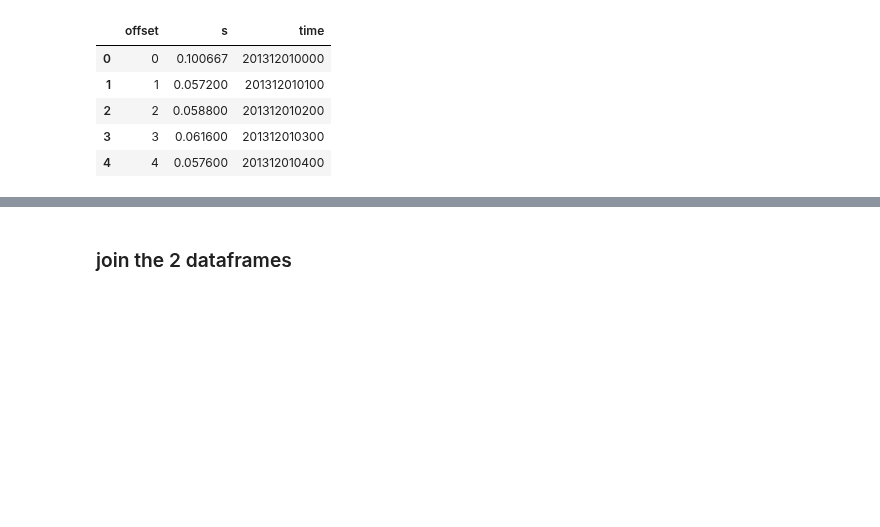
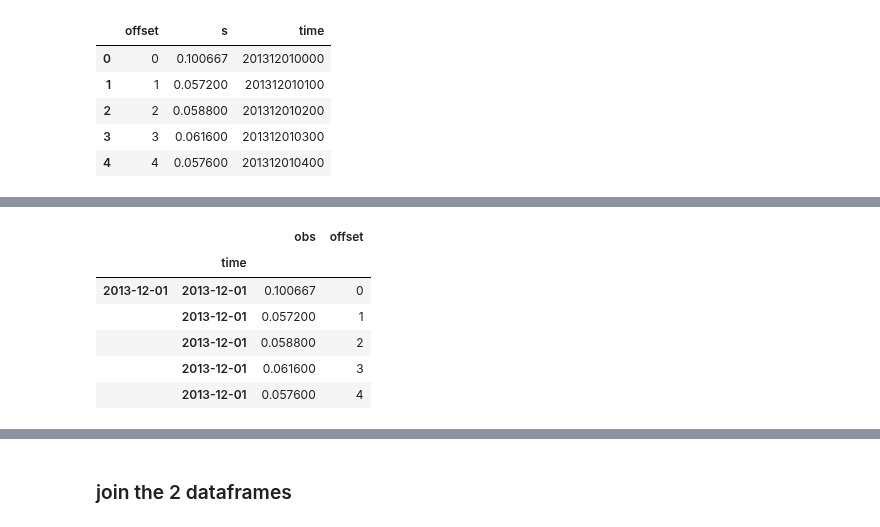
Before and after one commit to brey/pyPoseidon, a Jupyter notebook: Jupyter/Analysis of Obs Point.ipynb, the cells around one changed output, grey strips where cells are left out. Cells and saved outputs as stored; diff of their text form; code cells hidden in the pictures; blank space fills up the shorter version.

```diff
--- a/Jupyter/Analysis of Obs Point.ipynb
+++ b/Jupyter/Analysis of Obs Point.ipynb
@@ -746,0 +672,20 @@ obsf=pd.concat([obs_ex,obs12_ex]).sort_index(level=0)
+# %%
+obsd=[]
+for d in indx[:-6]:
+    sobs=obs.loc[d.to_pydatetime().strftime('%Y%m%d%H%M'):(d+datetime.timedelta(hours=72)).to_pydatetime().strftime('%Y%m%d%H%M')]['s']
+    dic={'time':d, 'obs':sobs, 'offset':np.arange(73)}
+    do=pd.DataFrame.from_dict(dic)
+    do=do.set_index('time')
+    obsd.append(do)
+# %%
+obsf=pd.concat(obsd,keys=indx)
+# %%
+obsf.head()
+# %% [output]
+|  |  | obs | offset |
+|  | time |  |  |
+| 2013-12-01 | 2013-12-01 | 0.100667 | 0 |
+|  | 2013-12-01 | 0.057200 | 1 |
+|  | 2013-12-01 | 0.058800 | 2 |
+|  | 2013-12-01 | 0.061600 | 3 |
+|  | 2013-12-01 | 0.057600 | 4 |
```
Also changed, not shown: parts of 51 cells of this notebook, 7 other files.
